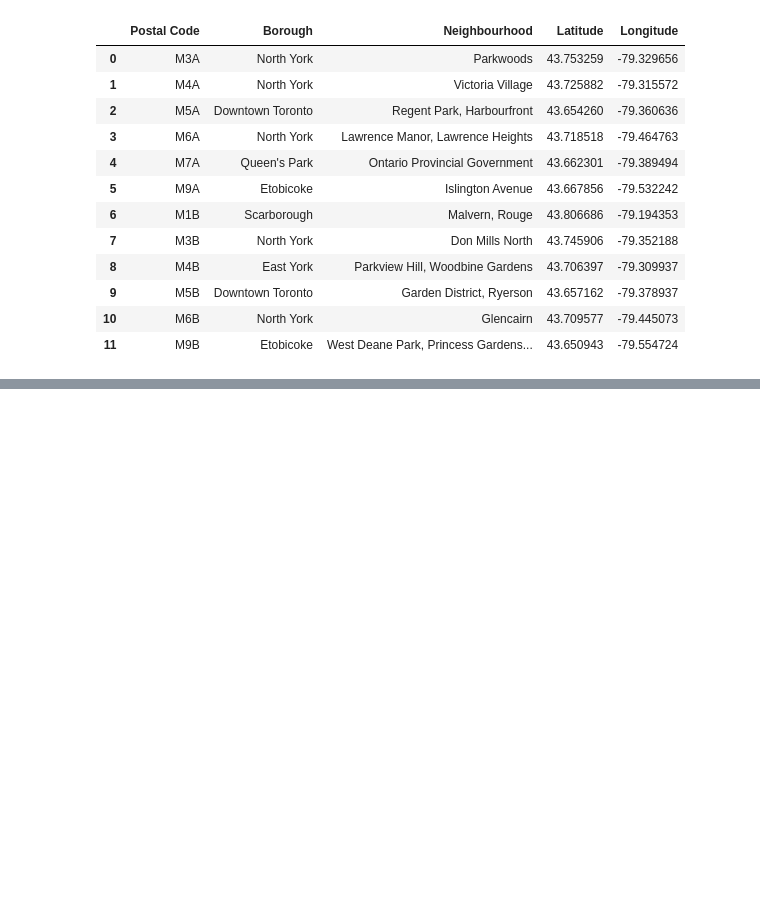
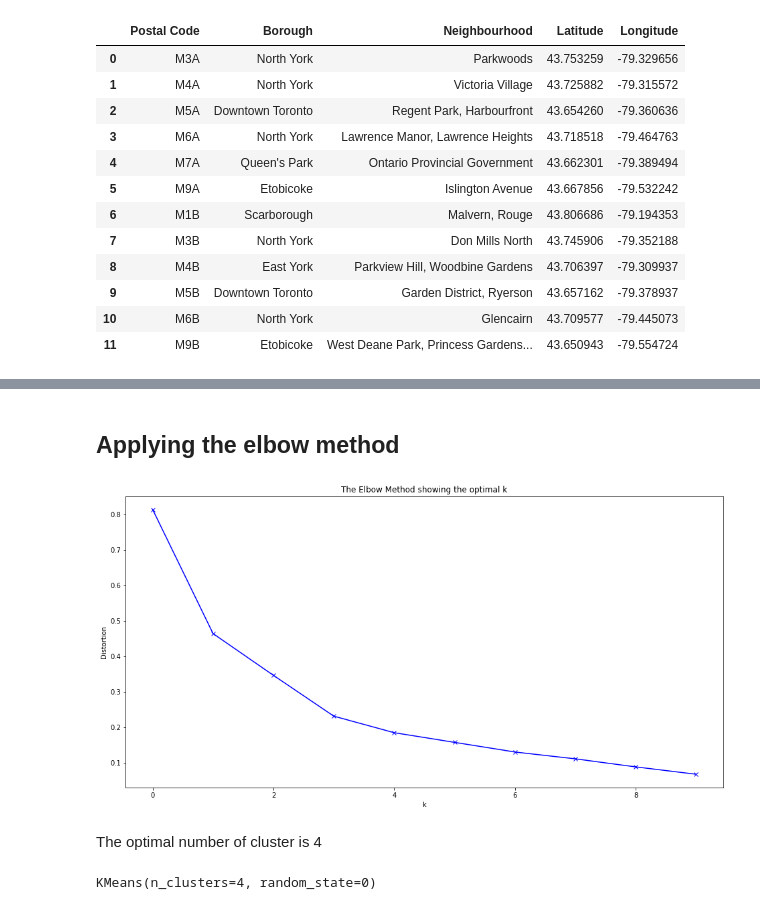
Before and after one commit to jerf8010/DS-Analysis, a Jupyter notebook: IBM certification/Final assignment/Data_Science_Capstone.ipynb, the cells around one changed output, grey strips where cells are left out. Saved outputs shown, nothing was run; the diff lists cells and outputs as text; code cells hidden in the pictures; blank space fills up the shorter version.

Commit message:
clustering

```diff
--- a/IBM certification/Final assignment/Data_Science_Capstone.ipynb
+++ b/IBM certification/Final assignment/Data_Science_Capstone.ipynb
@@ -142,0 +179,4 @@ df_lat_long.head(12)
+# %%
+downtown_toronto = df_lat_long[df_lat_long['Borough'] == 'Downtown Toronto'].reset_index(drop=True)
+print(downtown_toronto.shape)
+downtown_toronto.head()
@@ -142,0 +328,3 @@ df_lat_long.head(12)
+# %%
+donwntown_venues = get_near_by_venues(names=downtown_toronto['Neighbourhood'],latitudes=downtown_toronto['Latitude'],
+                                   longitudes=downtown_toronto['Longitude'])
@@ -142,0 +370,11 @@ df_lat_long.head(12)
+# %%
+# one hot encoding of venue categories columns:https://pandas.pydata.org/pandas-docs/stable/reference/api/pandas.get_dummies.html
+downtown_onehot = pd.get_dummies(donwntown_venues[['Venue Category']], prefix= "", prefix_sep= " ")
+
+# # add neighborhood column back to dataframe
+downtown_onehot['Neighbourhood'] = donwntown_venues['Neighbourhood']
+# move neighborhood column to the first column
+fixed_columns = [downtown_onehot.columns[-1]] + list(downtown_onehot.columns[:-1])
+downtown_onehot = downtown_onehot[fixed_columns]
+print(downtown_onehot.shape)
+downtown_onehot.head()
@@ -142,0 +390,4 @@ df_lat_long.head(12)
+# %%
+downtown_grouped = downtown_onehot.groupby('Neighbourhood').mean().reset_index()
+print(downtown_grouped.shape)
+downtown_grouped.head()
@@ -142,0 +491,25 @@ df_lat_long.head(12)
+# %% [markdown]
+## Applying the elbow method
+# %%
+distortions = []
+X = downtown_grouped.drop('Neighbourhood', axis = 1)
+for i in range(1, 11):
+  kmeans = KMeans(n_clusters = i, random_state = 0)
+  kmeans.fit(X)
+  distortions.append(kmeans.inertia_)
+
+plt.figure(figsize=(16,8))
+plt.plot(range(10), distortions, 'bx-')
+plt.xlabel('k')
+plt.ylabel('Distortion')
+plt.title('The Elbow Method showing the optimal k')
+plt.show()
+# %% [output]
+[figure, added]
+# %% [markdown]
+The optimal number of cluster is 4
+# %%
+kmeans = KMeans(n_clusters = 4, random_state = 0)
+kmeans.fit(X)
+# %% [output]
+KMeans(n_clusters=4, random_state=0)
```
Also changed, not shown: parts of 24 cells of this notebook.
